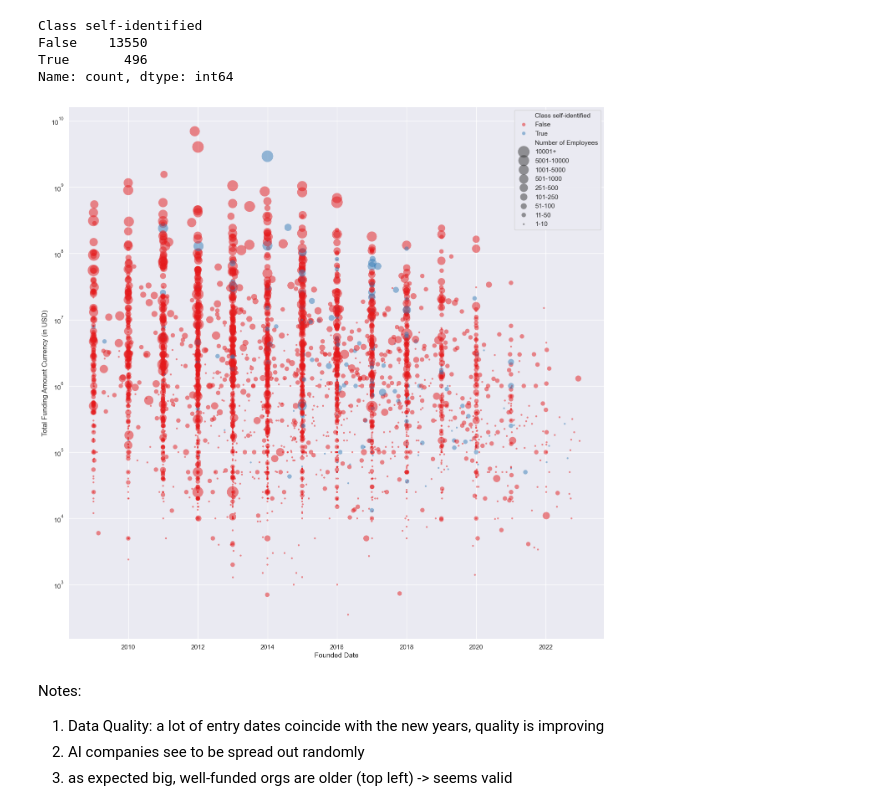
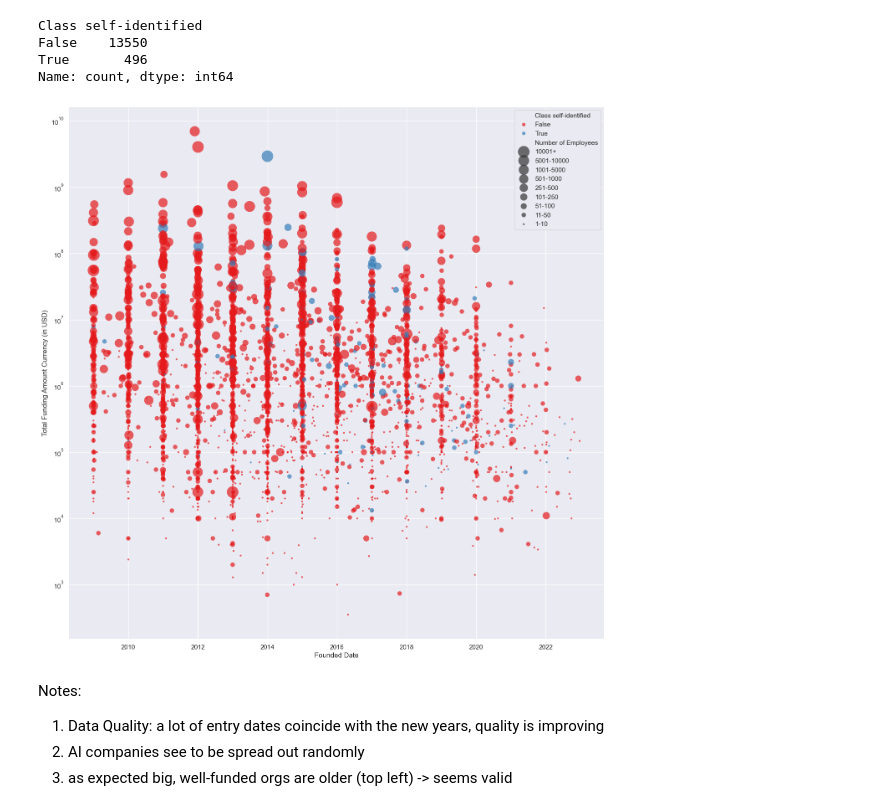
Before and after one commit to MarioMuehlematter/Education.ai, a Jupyter notebook: notebooks/Education.ai_Analysis+Plots.ipynb, the cells around one changed output. Drawn from its saved outputs; the diff is of its cells as text; code cells hidden in the pictures.

```diff
--- a/notebooks/Education.ai_Analysis+Plots.ipynb
+++ b/notebooks/Education.ai_Analysis+Plots.ipynb
@@ -365,21 +365,21 @@ Name: count, dtype: int64
 # %%
 # Draw a scatter plot while assigning point colors and sizes to different variables in the dataset
 f, ax = plt.subplots(figsize=(16.5, 16.5))
 sns.despine(f, left=True, bottom=True)
 #ai_binary = {0: 'non-AI', 1: 'AI'}
 size_ranking = ['10001+','5001-10000','1001-5000' ,'501-1000','251-500','101-250','51-100','11-50','1-10']
 sns.scatterplot(y="Total Funding Amount Currency (in USD)", x= 'Founded Date', #'Age in Days', #"Age"
                 hue= 'Class self-identified' ,  #"Class"
                 size="Number of Employees",
                 palette= my_colors,
                 #hue_order= ai_binary,
                 size_order = size_ranking,
                 sizes=(10, 400), linewidth=0,
-                alpha=.5,
+                alpha=.7,
                 data=df, ax=ax)
 plt.yscale('log')
 # %% [output]
-[figure, old version]
+[figure, new version]
 # %% [markdown]
 Notes:
 1. Data Quality: a lot of entry dates coincide with the new years, quality is improving
```
Also changed, not shown: parts of 1 cell of this notebook.
